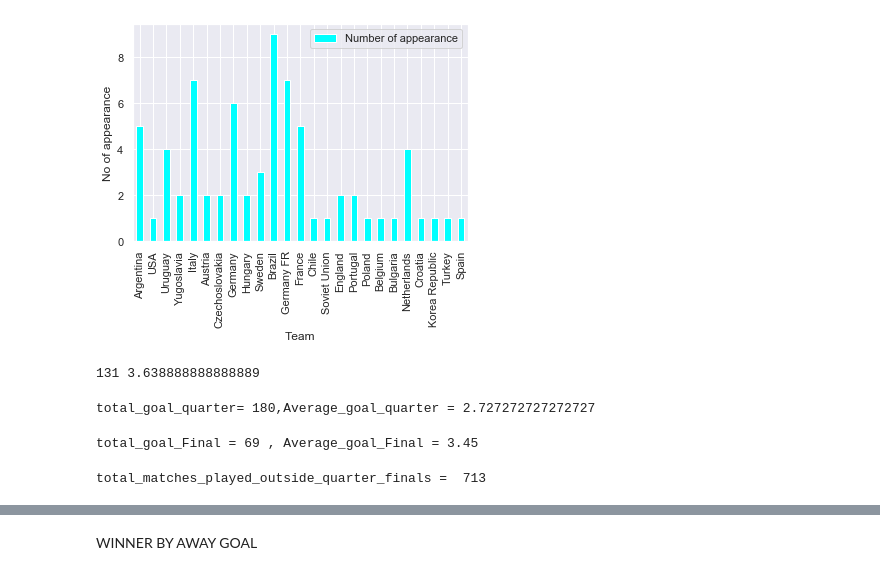
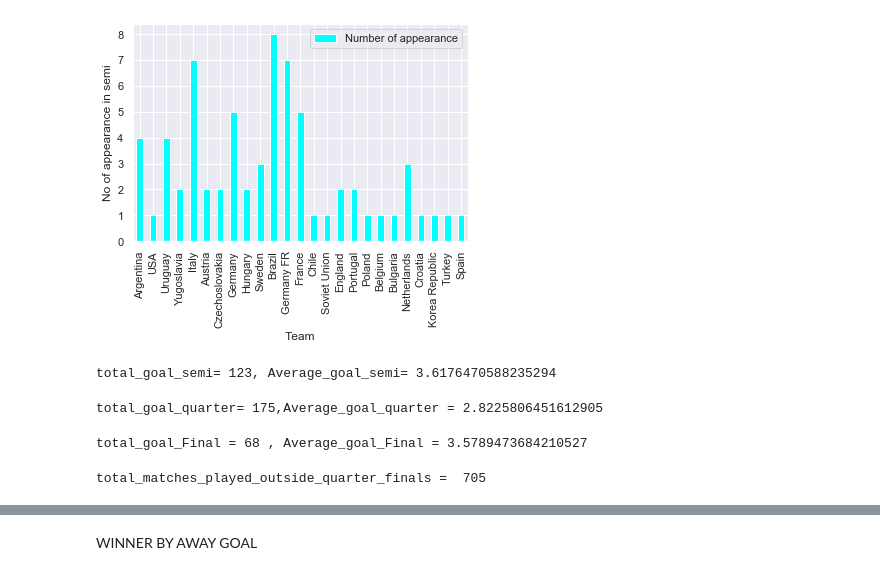
Before and after one commit to instabaines/worldcup, a Jupyter notebook: Worldcup.ipynb, the cells around one changed output, grey strips where cells are left out. Cells and saved outputs as stored; diff of their text form; code cells hidden in the pictures.

```diff
--- a/Worldcup.ipynb
+++ b/Worldcup.ipynb
@@ -36,0 +15,3 @@ data.head(40)
+# %%
+data=pd.read_csv(r'c:/users/hp/documents/dataset/world_cup_results.csv')
+data.drop_duplicates(inplace=True) #Remove the duplicate entries
@@ -77,44 +79,45 @@ plt.savefig('No of final appearance in a year.png')
 # %%
 data_semi_final=data.loc[data['Round']=='Semi-finals']
 uniqueTeam=[]
 
 for x,y in zip(data_semi_final['HomeTeam'],data_semi_final['AwayTeam']):
         uniqueTeam.append(x)
         uniqueTeam.append(y)
 count=Counter(uniqueTeam)
 Team_semi_final=pd.DataFrame({'Team':[i for i in count], 'Number of appearance':[count[i] for i in count]})
 Team_semi_final.plot(x='Team',y='Number of appearance',kind='bar',color='cyan')
-plt.ylabel('No of appearance')
+plt.ylabel('No of appearance in semi')
 plt.savefig('No of s-final appearance in a year.png')
 # %% [output]
-[figure, old version]
+[figure, new version]
 # %%
 total_goal_semi=sum((data_semi_final['HomeGoals']+data_semi_final['AwayGoals']))
 Average_goal_semi=total_goal_semi/len(data_semi_final['HomeGoals'])
-print (total_goal_semi,Average_goal_semi)
+print ('total_goal_semi= {}, Average_goal_semi= {}'.format(total_goal_semi,Average_goal_semi))
 # %% [output]
-131 3.638888888888889
+total_goal_semi= 123, Average_goal_semi= 3.6176470588235294
 # %%
 data_quarter_final=data.loc[data['Round']=='Quarter-finals']
 total_goal_quarter=sum((data_quarter_final['HomeGoals']+data_quarter_final['AwayGoals']))
 Average_goal_quarter=total_goal_quarter/len(data_quarter_final['HomeGoals'])
 print ('total_goal_quarter= {},Average_goal_quarter = {}'.format(total_goal_quarter,Average_goal_quarter))
 # %% [output]
-total_goal_quarter= 180,Average_goal_quarter = 2.727272727272727
+total_goal_quarter= 175,Average_goal_quarter = 2.8225806451612905
 # %%
 data_Final=data.loc[data['Round']=='Final']
 total_goal_Final=sum((data_Final['HomeGoals']+data_Final['AwayGoals']))
 Average_goal_Final=total_goal_Final/len(data_Final['HomeGoals'])
 print ('total_goal_Final = {} , Average_goal_Final = {}' .format(total_goal_Final,Average_goal_Final))
 # %% [output]
-total_goal_Final = 69 , Average_goal_Final = 3.45
+total_goal_Final = 68 , Average_goal_Final = 3.5789473684210527
 # %%
 unwanted=['Quarter-finals', 'Semi-Finals', 'Finals', 'Play-off for third place']
-newdata=data[~(data['Round'].isin(['Quarter-finals', 'Semi-finals', 'Final', 'Play-off for third place','Match for third place']))]
+newdata=data[~(data['Round'].isin(['Quarter-finals', 'Semi-finals', 'Final',
+                                   'Play-off for third place','Match for third place']))]
 total_matches_played_outside_quarter_finals=len(newdata['Date'])
 print('total_matches_played_outside_quarter_finals = ',total_matches_played_outside_quarter_finals)
 # %% [output]
-total_matches_played_outside_quarter_finals =  713
+total_matches_played_outside_quarter_finals =  705
 # %%
 Original_data=data.copy()
 data['Observation']=data['Observation'].str.split()
```
Also changed, not shown: parts of 12 cells of this notebook.
